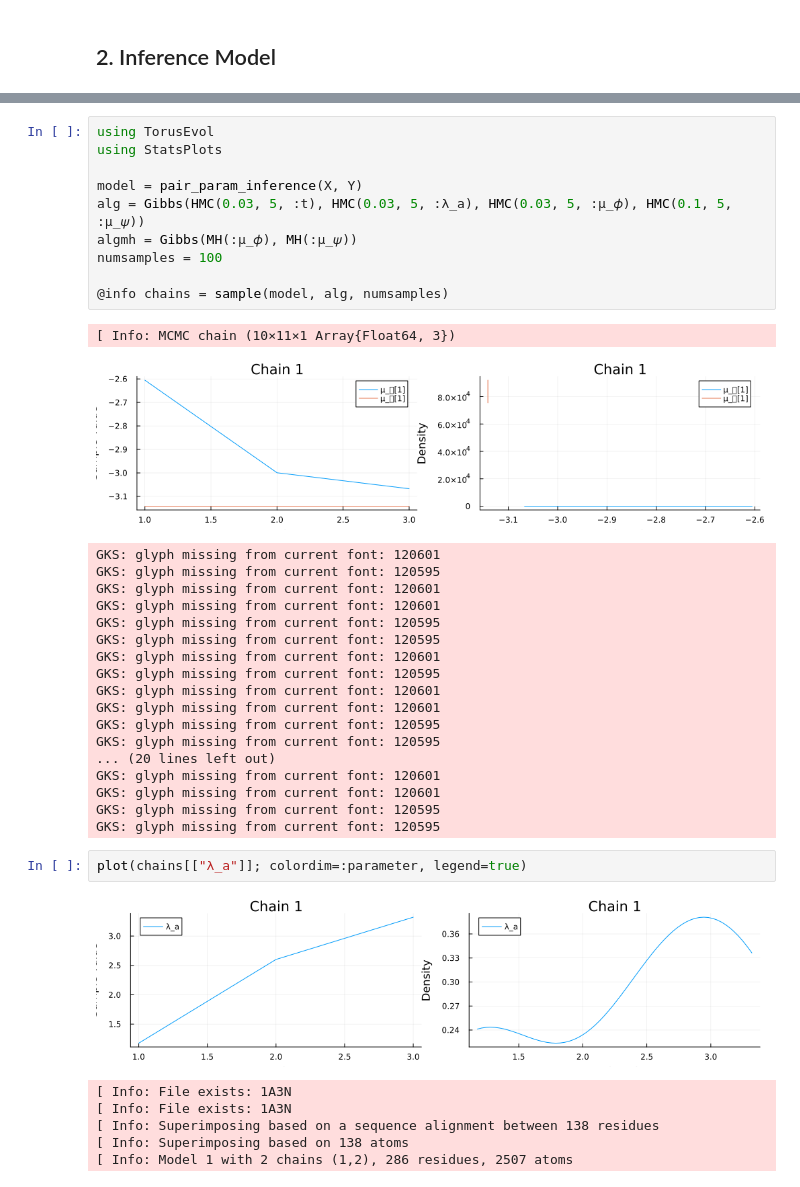
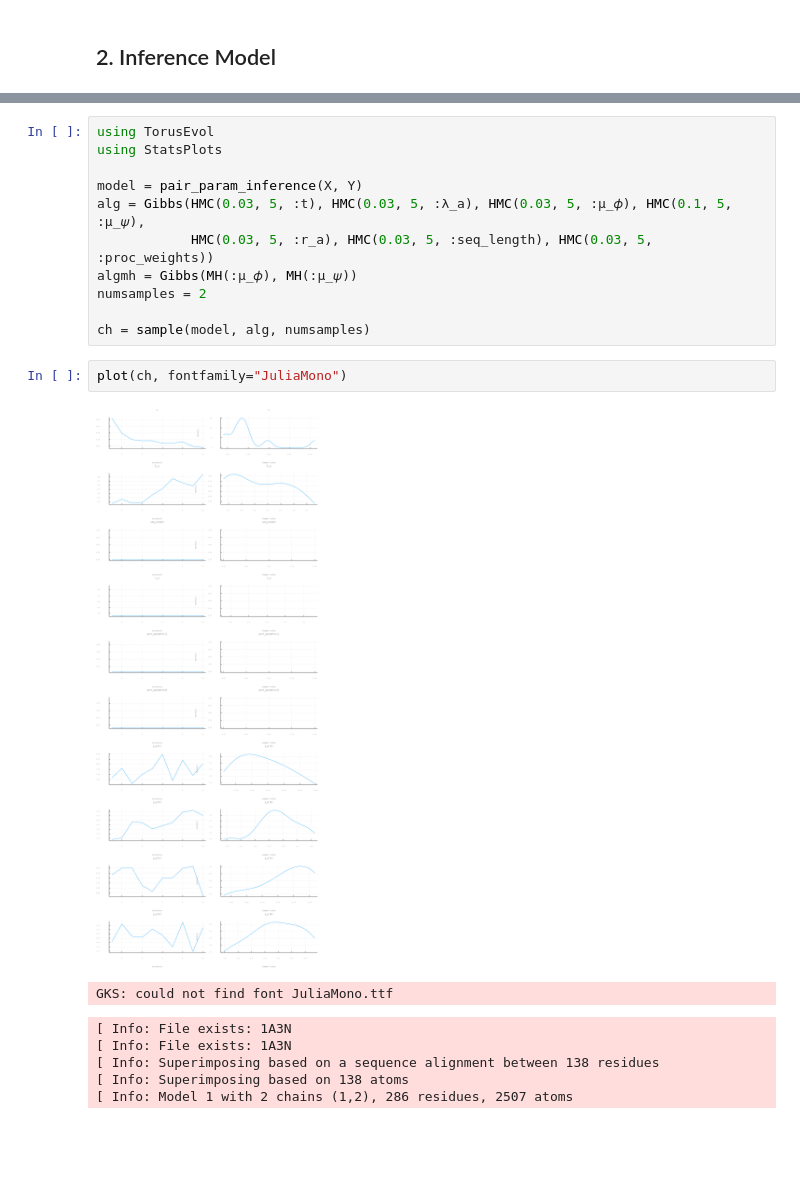
Before and after one commit to FhizZx/TorusEvol, a Jupyter notebook: PairEvol.ipynb, the cells around one changed output, grey strips where cells are left out. Cells and saved outputs as stored; diff of their text form; blank space fills up the shorter version.

```diff
--- a/PairEvol.ipynb
+++ b/PairEvol.ipynb
@@ -109,35 +117,17 @@ using TorusEvol
 using StatsPlots
 
 model = pair_param_inference(X, Y)
-alg = Gibbs(HMC(0.03, 5, :t), HMC(0.03, 5, :λ_a), HMC(0.03, 5, :μ_𝜙), HMC(0.1, 5, :μ_𝜓))
+alg = Gibbs(HMC(0.03, 5, :t), HMC(0.03, 5, :λ_a), HMC(0.03, 5, :μ_𝜙), HMC(0.1, 5, :μ_𝜓),
+            HMC(0.03, 5, :r_a), HMC(0.03, 5, :seq_length), HMC(0.03, 5, :proc_weights))
 algmh = Gibbs(MH(:μ_𝜙), MH(:μ_𝜓))
-numsamples = 100
+numsamples = 2
 
-@info chains = sample(model, alg, numsamples)
+ch = sample(model, alg, numsamples)
-# %% [output]
-[ Info: MCMC chain (10×11×1 Array{Float64, 3})
-[figure, removed]
-GKS: glyph missing from current font: 120601
-GKS: glyph missing from current font: 120595
-GKS: glyph missing from current font: 120601
-GKS: glyph missing from current font: 120601
-GKS: glyph missing from current font: 120595
-GKS: glyph missing from current font: 120595
-GKS: glyph missing from current font: 120601
-GKS: glyph missing from current font: 120595
-GKS: glyph missing from current font: 120601
-GKS: glyph missing from current font: 120601
-GKS: glyph missing from current font: 120595
-GKS: glyph missing from current font: 120595
-... (20 lines left out)
-GKS: glyph missing from current font: 120601
-GKS: glyph missing from current font: 120601
-GKS: glyph missing from current font: 120595
-GKS: glyph missing from current font: 120595
-# %%
-plot(chains[["λ_a"]]; colordim=:parameter, legend=true)
-# %% [output]
-[figure, removed]
+# %%
+plot(ch, fontfamily="JuliaMono")
+# %% [output]
+[figure, added]
+GKS: could not find font JuliaMono.ttf
 # %%
 # %% [output]
 [ Info: File exists: 1A3N
```
Also changed, not shown: parts of 2 cells of this notebook, 8 other files.
